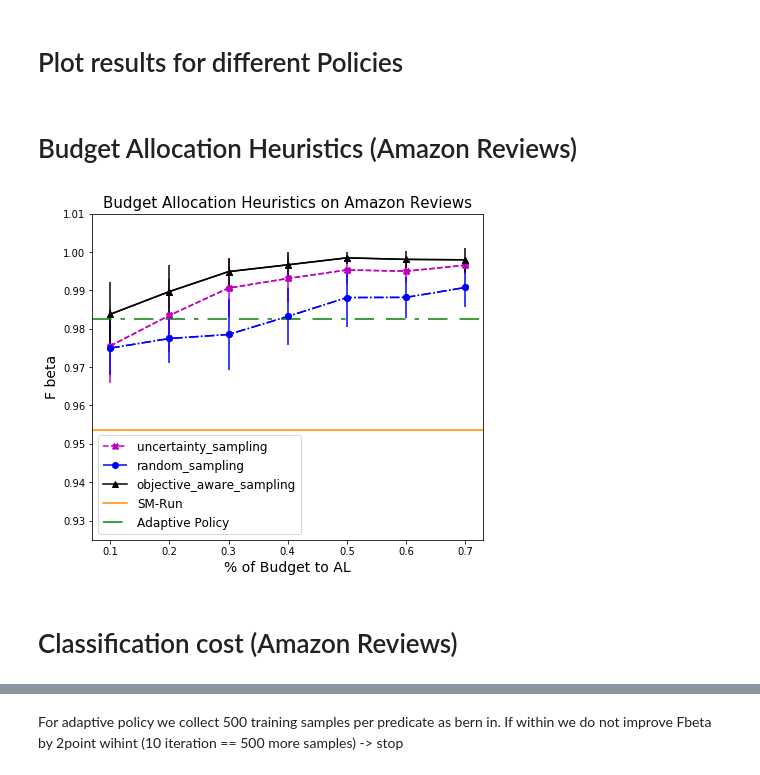
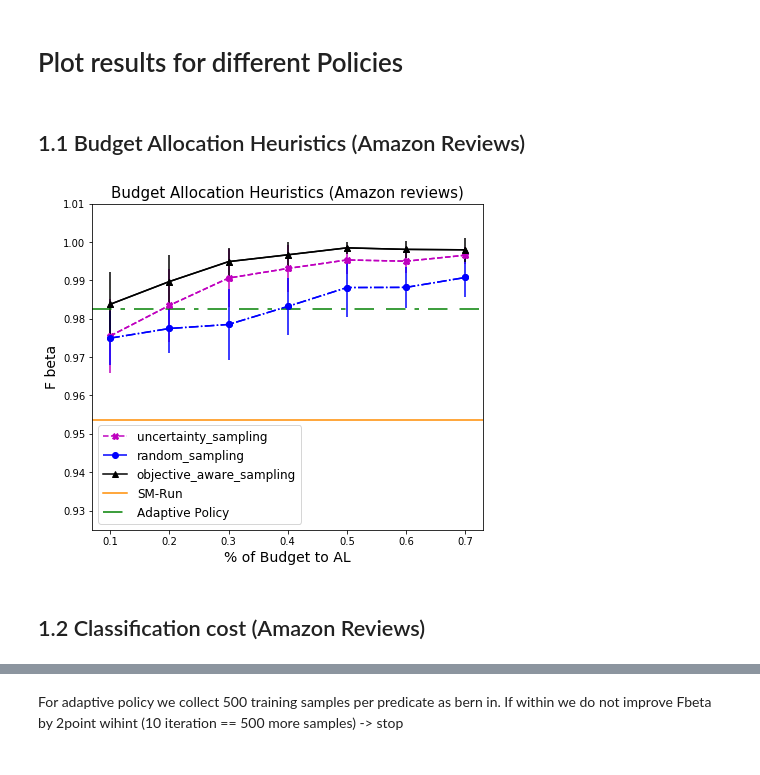
Before and after one commit to Evgeneus/Active-Hybrid-Classificatoin, a Jupyter notebook: adaptive_machine_and_crowd/notebooks/results.ipynb, the cells around one changed output, grey strips where cells are left out. Cells and saved outputs as stored; diff of their text form; code cells hidden in the pictures.

Commit message:
notebook/ charts

```diff
--- a/adaptive_machine_and_crowd/notebooks/results.ipynb
+++ b/adaptive_machine_and_crowd/notebooks/results.ipynb
@@ -8,2 +101,4 @@ import matplotlib.pyplot as plt
+# %% [markdown]
+## 1.1 Budget Allocation Heuristics (Amazon Reviews)
 # %%
 file_name = '5000_reviews_lemmatized_experiment_nums_10_ninstq_100.csv'
@@ -11,36 +105,8 @@ file_name = '5000_reviews_lemmatized_experiment_nums_10_ninstq_100.csv'
 b_per_item = 6
+# %%
+title = 'Budget Allocation Heuristics (Amazon reviews)'
+plot_heuristics(file_name, b_per_item, title, (0.925, 1.01))
+# %% [output]
+[figure, added]
 # %% [markdown]
-# Budget Allocation Heuristics (Amazon Reviews)
+## 1.2 Classification cost (Amazon Reviews)
-# %%
-def plot_charts(df, algos, b_per_item):
-    fig, ax = plt.subplots(nrows=1, ncols=1, figsize=(7,6))
-    markers = ['X', 'o', '^']
-    x = [0.1, 0.2, 0.3, 0.4, 0.5, 0.6, 0.7]
-    for alg, c, l, m in zip(algos, ['m', 'b', 'black'], ['--', '-.', '-'], markers):
-        x = df.loc[(df['active_learning_strategy'] == alg) & (df['budget_per_item_mean'] == b_per_item) & (df['AL_switch_point_mean'] != -1)]['AL_switch_point_mean'].values
-        y = df.loc[(df['active_learning_strategy'] == alg)  & (df['budget_per_item_mean'] == b_per_item) & (df['AL_switch_point_mean'] != -1)]['f_beta_mean'].values
-        y_std = df.loc[(df['active_learning_strategy'] == alg)  & (df['budget_per_item_mean'] == b_per_item) & (df['AL_switch_point_mean'] != -1)]['f_beta_std'].values
-        ax.plot(x, y, label=alg, color=c, linestyle=l, marker=m)
-        ax.errorbar(x, y, yerr=y_std, marker=m, linestyle=l, color=c)
-        ax.set_xlabel('% of Budget to AL', size=14)
-
-        ax.set_ylabel('F beta', size=14)
-        ax.set_title('Budget Allocation Heuristics on Amazon Reviews', size=15)
-
-    #   Drow SM-run line
-    ax.axhline(y=df.loc[(df['AL_switch_point_mean'] == 0) & (df['budget_per_item_mean'] == b_per_item)]['f_beta_mean'].values[0], linestyle='-', label='SM-Run', color='darkorange')
-    #   Drow Adaptive Policy line
-    ax.axhline(y=df.loc[(df['AL_switch_point_mean'] == -1) & (df['budget_per_item_mean'] == b_per_item)]['f_beta_mean'].values[0], label='Adaptive Policy', dashes=[13,6,3,6,13,8], color='g')
-
-    ax.legend( fontsize=12)
-    plt.ylim((0.925, 1.01))
-
-def plot(file_name, b_per_item):
-    plot_charts(pd.read_csv('../output/adaptive_machines_and_crowd/{}'.format(file_name)),
-                ['uncertainty_sampling', 'random_sampling', 'objective_aware_sampling'], b_per_item)
-
-plot(file_name, b_per_item)
-# %% [output]
-[figure, removed]
-# %% [markdown]
-# Classification cost (Amazon Reviews)
```
Also changed, not shown: parts of 23 cells of this notebook.
